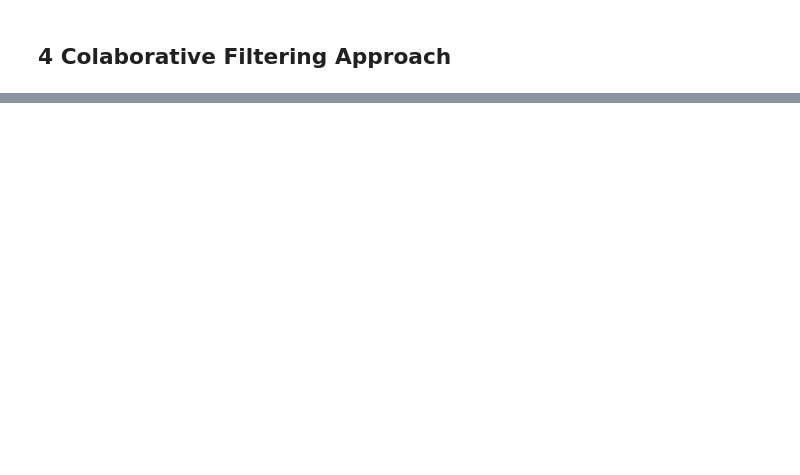
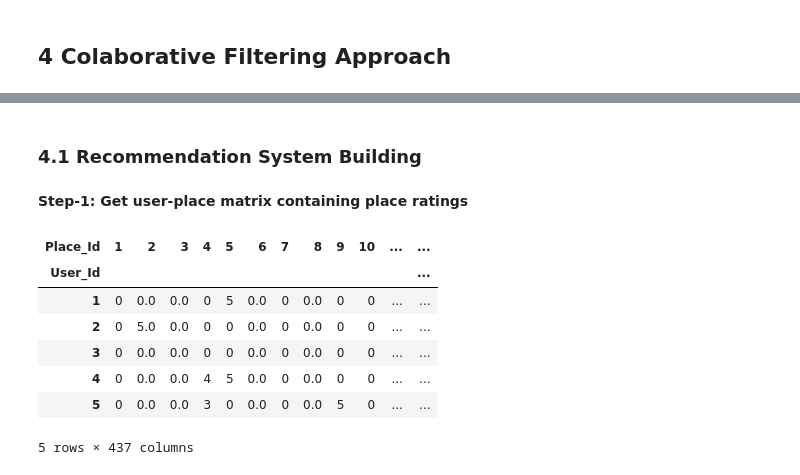
Before and after one commit to LingAdeu/hybrid-recommendation-system, a Jupyter notebook: notebook/ContentFiltering.ipynb, the cells around one changed output, grey strips where cells are left out. Cells and saved outputs as stored; diff of their text form; code cells hidden in the pictures; blank space fills up the shorter version.

```diff
--- a/notebook/ContentFiltering.ipynb
+++ b/notebook/ContentFiltering.ipynb
@@ -407,4 +372,0 @@ display(detailed_recommendations)
-# %%
-# Clean text
-merged_df['DescriptionClean'] = merged_df['Description'].apply(clean_text)
-merged_df['CategoryClean'] = merged_df['Category'].apply(clean_text)
@@ -480,0 +380,19 @@ display(recommended_places[['Place_Name', 'Description', 'Category', 'City', 'Pr
+# %% [markdown]
+### **4.1 Recommendation System Building**
+# %% [markdown]
+**Step-1: Get user-place matrix containing place ratings**
+# %%
+# Pivot the data to create a user-item matrix
+user_item_matrix = merged_df.pivot_table(index='User_Id', columns='Place_Id',
+                                         values='Place_Ratings', fill_value=0)
+
+display(user_item_matrix.head())
+# %% [output]
+| Place_Id | 1 | 2 | 3 | 4 | 5 | 6 | 7 | 8 | 9 | 10 | ... | ... |
+| User_Id |  |  |  |  |  |  |  |  |  |  |  | ... |
+| 1 | 0 | 0.0 | 0.0 | 0 | 5 | 0.0 | 0 | 0.0 | 0 | 0 | ... | ... |
+| 2 | 0 | 5.0 | 0.0 | 0 | 0 | 0.0 | 0 | 0.0 | 0 | 0 | ... | ... |
+| 3 | 0 | 0.0 | 0.0 | 0 | 0 | 0.0 | 0 | 0.0 | 0 | 0 | ... | ... |
+| 4 | 0 | 0.0 | 0.0 | 4 | 5 | 0.0 | 0 | 0.0 | 0 | 0 | ... | ... |
+| 5 | 0 | 0.0 | 0.0 | 3 | 0 | 0.0 | 0 | 0.0 | 5 | 0 | ... | ... |
+5 rows × 437 columns
```
Also changed, not shown: parts of 62 cells of this notebook, 3 other files.
